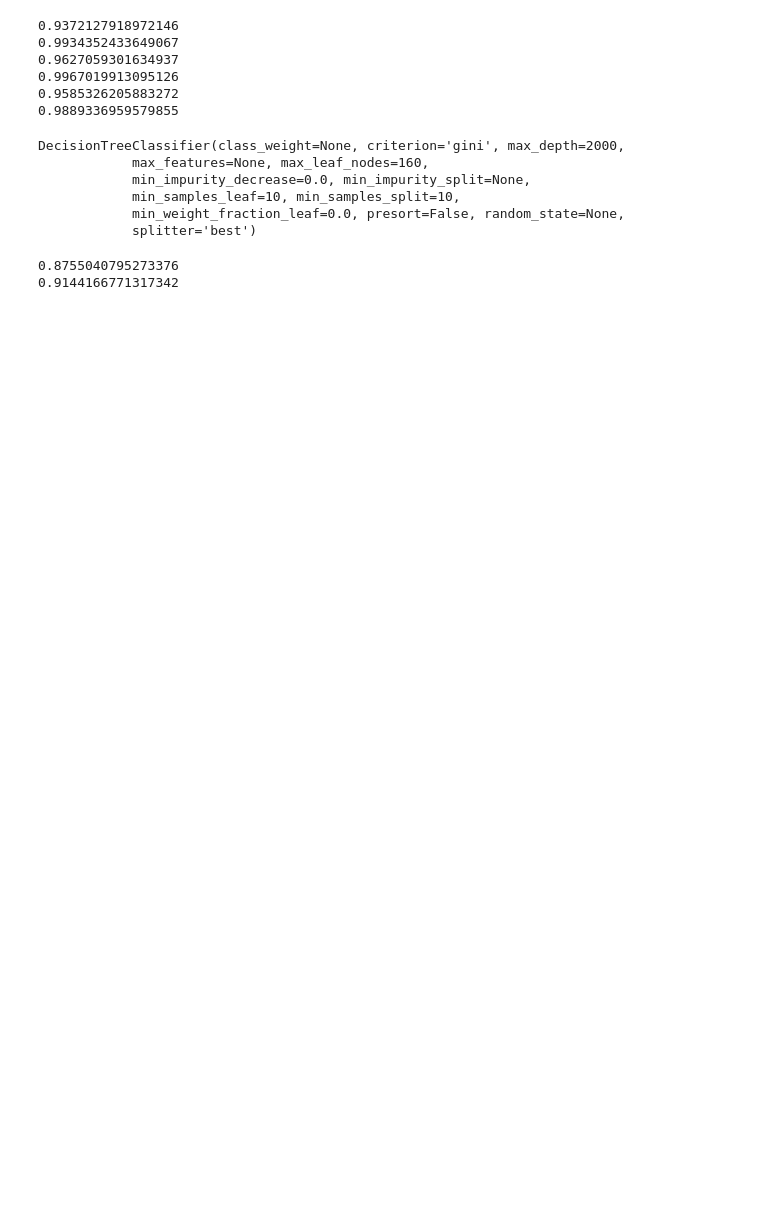
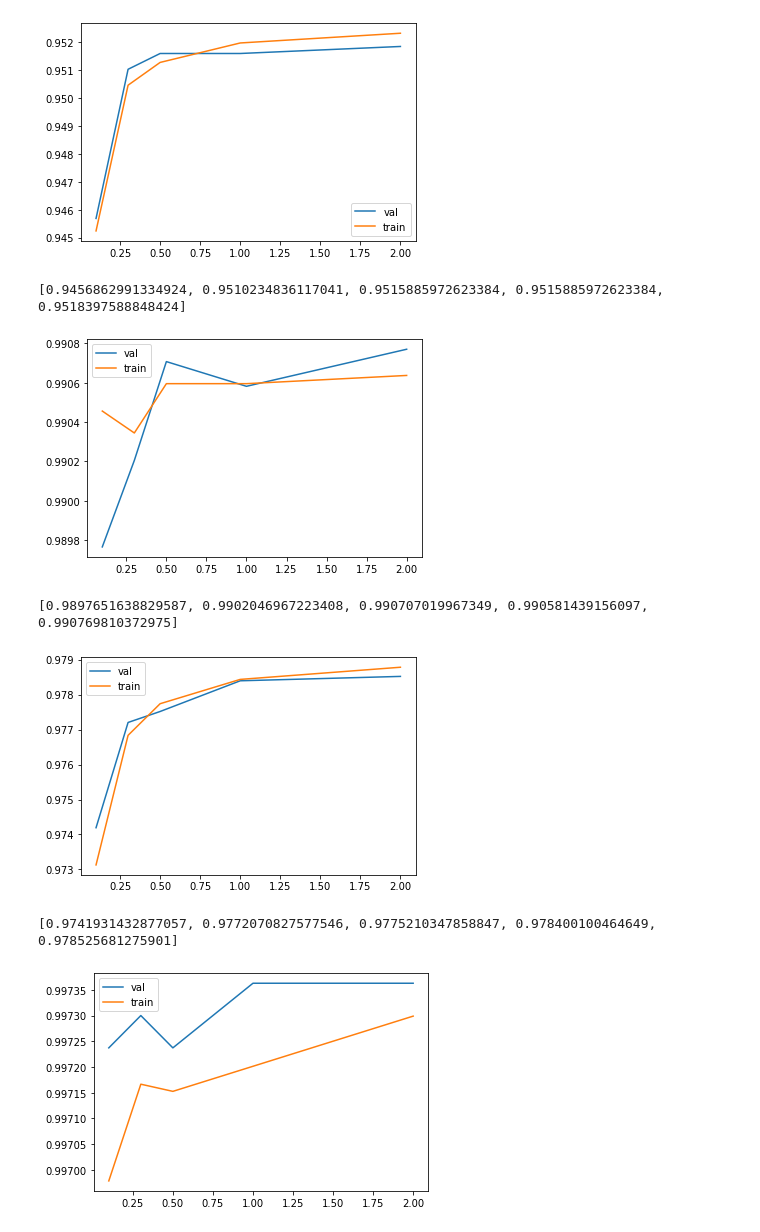
Before and after one commit to cjc96/toxic, a Jupyter notebook: main.ipynb, the cells around one changed output. Drawn from its saved outputs; the diff is of its cells as text; code cells hidden in the pictures; blank space fills up the shorter version.

```diff
--- a/main.ipynb
+++ b/main.ipynb
@@ -9,3 +9,0 @@ from scipy.sparse import hstack
-# %%
-train = load_train_data('data/train.csv', is_df = False)
-test = load_test_data('data/test.csv', 'data/test_labels.csv', is_df = False)
@@ -16,4 +9,0 @@ print(test[2][2])
-# %%
-train_text, train_class = train[1], train[2]
-val_text, val_class = train[4], train[5]
-test_text, test_class = test[1], test[2]
@@ -62,18 +9,0 @@ print(test_class.shape)
-# %%
-scores = []
-for col in range(len(train_class[0])):
-    train_target = train_class[:,col]
-    val_target = val_class[:,col]
-    test_target = test_class[:,col]
-
-    lr = LogisticRegression(C=0.1, solver='sag')
-    lr.fit(train_features, train_target)
-    print(lr.score(test_features, test_target))
-#     score.append(classifier.score(test_features, test_target))
-# %% [output]
-0.9372127918972146
-0.9934352433649067
-0.9627059301634937
-0.9967019913095126
-0.9585326205883272
-0.9889336959579855
@@ -83,16 +9,0 @@ print(lr.score(val_features, val_class))
-# %%
-dt = DecisionTreeClassifier(max_depth=2000, min_samples_split=10, min_samples_leaf=10, max_leaf_nodes=160)
-dt.fit(train_features, train_class)
-# %% [output]
-DecisionTreeClassifier(class_weight=None, criterion='gini', max_depth=2000,
-            max_features=None, max_leaf_nodes=160,
-            min_impurity_decrease=0.0, min_impurity_split=None,
-            min_samples_leaf=10, min_samples_split=10,
-            min_weight_fraction_leaf=0.0, presort=False, random_state=None,
-            splitter='best')
-# %%
-print(dt.score(test_features, test_class))
-print(dt.score(val_features, val_class))
-# %% [output]
-0.8755040795273376
-0.9144166771317342
@@ -98,0 +40,39 @@ print(dt.score(val_features, val_class))
+# %%
+model = ToxicJudge('data')
+# %%
+def lr_process(self):
+    predictList = []
+    for col in range(6):
+        train_target = model.train_class[:,col]
+        val_target = model.val_class[:,col]
+        test_target = model.test_class[:,col]
+        valList = []
+        trainList = []
+        for C in [0.1,0.3,0.5,1,2]:
+            lr = LogisticRegression(C=C, solver='sag')
+            lr.fit(model.train_features, train_target)
+            valList.append(lr.score(model.val_features, val_target))
+            trainList.append(lr.score(model.train_features, train_target))
+        plt.plot([0.1,0.3,0.5,1,2], valList, label='val')
+        plt.plot([0.1,0.3,0.5,1,2], trainList, label='train')
+        plt.legend()
+        plt.show()
+        print(valList)
+
+#         predictList.append(lr.predict(model.test_features))
+#     predictList = np.asarray(predictList).T
+#     eq = 0
+#     for idx in range(predictList.shape[0]):
+#         if np.array_equal(predictList[idx,:], model.test_class[idx,:]):
+#             eq += 1
+#     return eq/predictList.shape[0]
+
+lr_process(model)
+# %% [output]
+[figure, added]
+[0.9456862991334924, 0.9510234836117041, 0.9515885972623384, 0.9515885972623384, 0.9518397588848424]
+[figure, added]
+[0.9897651638829587, 0.9902046967223408, 0.990707019967349, 0.990581439156097, 0.990769810372975]
+[figure, added]
+[0.9741931432877057, 0.9772070827577546, 0.9775210347858847, 0.978400100464649, 0.978525681275901]
+[figure, added]
```
Also changed, not shown: parts of 16 cells of this notebook, 3 other files.
